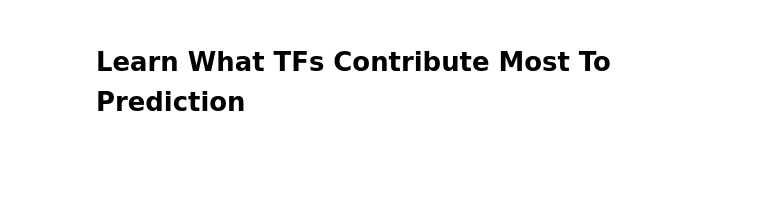
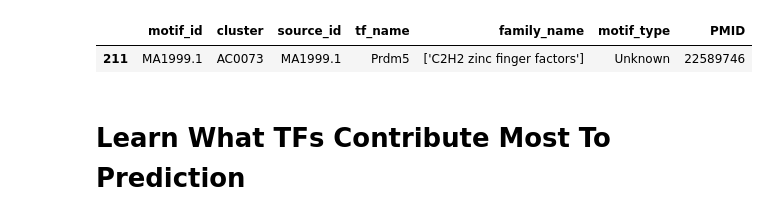
Before and after one commit to justinyutianji/Enhancer, a Jupyter notebook: Enhancer/train/Synthetic_Data_Generator/Distance.ipynb, the cells around one changed output. Cells and saved outputs as stored; diff of their text form; code cells hidden in the pictures; blank space fills up the shorter version.

```diff
--- a/Enhancer/train/Synthetic_Data_Generator/Distance.ipynb
+++ b/Enhancer/train/Synthetic_Data_Generator/Distance.ipynb
@@ -14,6 +17,15 @@ from train.utils import EnhancerDataset,split_dataset,train_model,regression_mod
 from train import interpretation
 from model.model import ExplaiNN3
 from scripts.synthetic_prediction import generate_synthetic_distance_data, motif_score_prediction,extract_pwm_from_meme,generate_random_dna, pwm_to_motif
+# %%
+tf_cluster_db_dir = '/pmglocal/ty2514/Enhancer/motif-clustering/JASPAR2024_mus_musculus_non-redundant_results/metadata.tsv'
+# Read the TSV file into a pandas DataFrame
+df = pd.read_csv(tf_cluster_db_dir, sep='\t')
+# %%
+df[df['cluster'] == 'AC0073']
+# %% [output]
+|  | motif_id | cluster | source_id | tf_name | family_name | motif_type | PMID |
+| 211 | MA1999.1 | AC0073 | MA1999.1 | Prdm5 | ['C2H2 zinc finger factors'] | Unknown | 22589746 |
 # %% [markdown]
 # Learn What TFs Contribute Most To Prediction
 # %%
```
Also changed, not shown: parts of 15 cells of this notebook.
